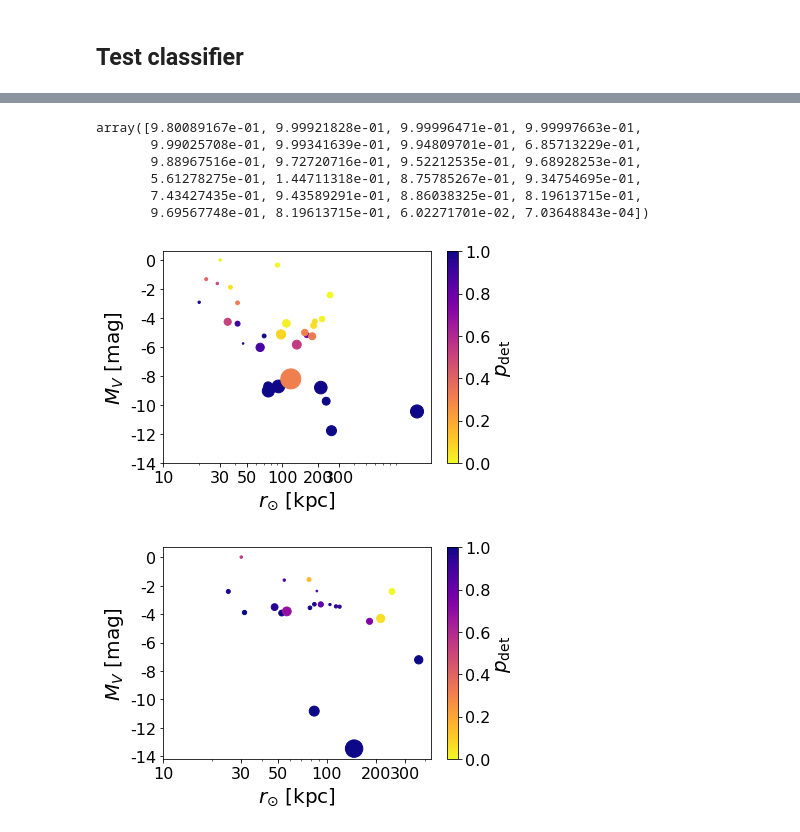
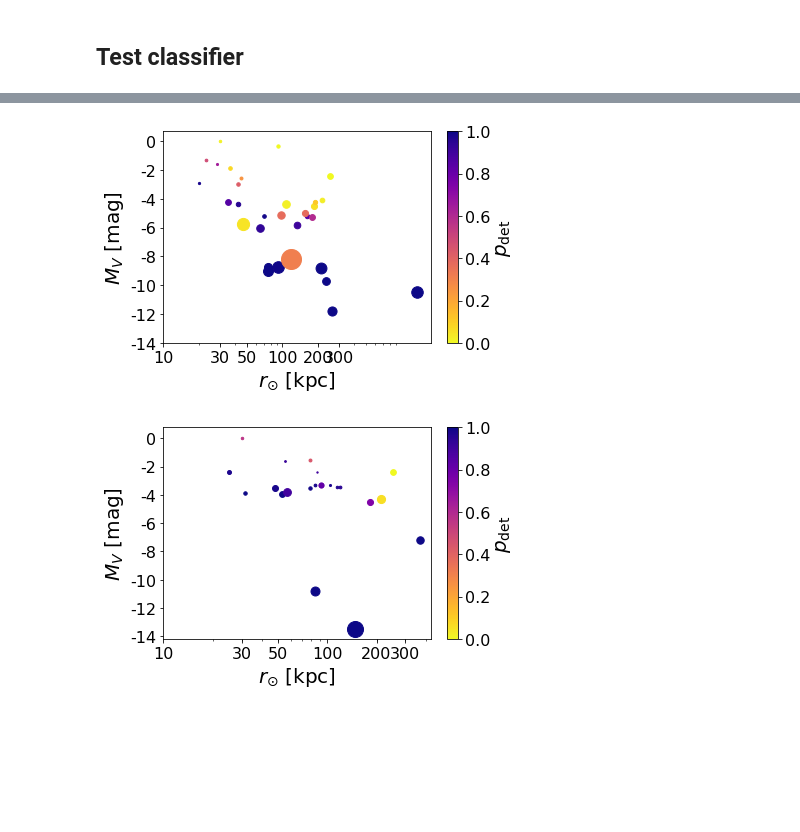
Before and after one commit to eonadler/ugali, a Jupyter notebook: ugali/scratch/simulation/Classifier Example.ipynb, the cells around one changed output, grey strips where cells are left out. Cells and saved outputs as stored; diff of their text form; code cells hidden in the pictures; blank space fills up the shorter version.

```diff
--- a/ugali/scratch/simulation/Classifier Example.ipynb
+++ b/ugali/scratch/simulation/Classifier Example.ipynb
@@ -98,13 +94,13 @@ MW_r12_PS1 = np.asarray(MW_r12_PS1)
 # %%
 #Literature values not in LVDB
-MW_Mv_PS1[-1] = -2.4
-MW_Mv_PS1[-11] = -4.36
-MW_Mv_PS1[-13] = -8.2
+MW_Mv_PS1['Cetus III'] = -2.4
+MW_Mv_PS1['Aquarius II'] = -4.36
+MW_Mv_PS1['Crater II'] = -8.2
 
-MW_r12_PS1[-1] = 0.09
-MW_r12_PS1[-7] = np.radians(0.5/60.)*lvdb[lvdb['name']=='Bootes III']['distance_kpc']
-MW_r12_PS1[-11] = 0.16
-MW_r12_PS1[-13] = 1.1
+MW_r12_PS1['Cetus III'] = 0.09
+MW_r12_PS1['Bootes III'] = np.radians(0.5)*lvdb[lvdb['name']=='Bootes III']['distance_kpc']
+MW_r12_PS1['Aquarius II'] = 0.16
+MW_r12_PS1['Crater II'] = 1.1
 # %%
 DES_dwarfs_confirmed = ['Large Magellanic Cloud', 'Small Magellanic Cloud', 'Fornax', 'Sculptor', 'Reticulum II', 'Eridanus II', 'Grus II', 'Tucana II',
                              'Horologium I', 'Tucana III', 'Tucana IV', 'Phoenix II', 'Cetus II', 'Horologium II',
@@ -167,36 +147,32 @@ array([9.99821494e-01, 9.99207336e-01, 9.98128891e-01, 9.96326308e-01,
-# %%
-DES_ssf.predict(lon=MW_ra_DES,lat=MW_dec_DES,distance=MW_r_DES,abs_mag=MW_Mv_DES,
-                r_physical=MW_r12_DES)
-# %% [output]
-array([9.80089167e-01, 9.99921828e-01, 9.99996471e-01, 9.99997663e-01,
-       9.99025708e-01, 9.99341639e-01, 9.94809701e-01, 6.85713229e-01,
-       9.88967516e-01, 9.72720716e-01, 9.52212535e-01, 9.68928253e-01,
-       5.61278275e-01, 1.44711318e-01, 8.75785267e-01, 9.34754695e-01,
-       7.43427435e-01, 9.43589291e-01, 8.86038325e-01, 8.19613715e-01,
-       9.69567748e-01, 8.19613715e-01, 6.02271701e-02, 7.03648843e-04])
 # %%
 plt.xscale('log')
-sc = plt.scatter(MW_r_PS1,MW_Mv_PS1,c=PS1_ssf.predict(distance=MW_r_PS1,abs_mag=MW_Mv_PS1-0.5,
-                r_physical=MW_r12_PS1),s=400.*MW_r12_PS1/np.max(MW_r12_PS1),vmin=0.,vmax=1.,cmap='plasma_r')
+
+for name in PS1_sats_all:
+    sc = plt.scatter(MW_r_PS1[name],MW_Mv_PS1[name],c=PS1_ssf.predict(distance=MW_r_PS1[name],abs_mag=MW_Mv_PS1[name]-0.5,
+                r_physical=MW_r12_PS1[name]),s=400.*MW_r12_PS1[name]/np.max(MW_r12_PS1.values()),
+                     vmin=0.,vmax=1.,cmap='plasma_r')
 
 plt.xticks([10,30,50,100,200,300],[10,30,50,100,200,300],fontsize=16)
 plt.yticks([0,-2,-4,-6,-8,-10,-12,-14],[0,-2,-4,-6,-8,-10,-12,-14],fontsize=16)
 plt.xlabel(r'$r_{\rm{\odot}}$ [kpc]', size=20)
 plt.ylabel(r'$M_V$ [mag]', size=20)
 
 cbar = plt.colorbar(sc)
 cbar.set_label(r'$p_{\rm{det}}$',size=20,labelpad=4)
 cbar.set_ticklabels([0,0.2,0.4,0.6,0.8,1.0])
 cbar.ax.tick_params(labelsize=16)
 
 plt.tight_layout()
 plt.show()
 # %% [output]
-[figure, old version]
+[figure, new version]
 # %%
 plt.xscale('log')
-sc = plt.scatter(MW_r_DES[2:],MW_Mv_DES[2:],c=DES_ssf.predict(distance=MW_r_DES[2:],abs_mag=MW_Mv_DES[2:],
-                r_physical=MW_r12_DES[2:]),s=400.*MW_r12_DES[2:]/np.max(MW_r12_PS1),vmin=0.,vmax=1.,cmap='plasma_r')
+
+for name in DES_dwarfs_all[2:]:
+    sc = plt.scatter(MW_r_DES[name],MW_Mv_DES[name],c=DES_ssf.predict(distance=MW_r_DES[name],abs_mag=MW_Mv_DES[name],
+                r_physical=MW_r12_DES[name]),s=400.*MW_r12_DES[name]/np.max(MW_r12_PS1.values()),
+                     vmin=0.,vmax=1.,cmap='plasma_r')
 
 plt.xticks([10,30,50,100,200,300],[10,30,50,100,200,300],fontsize=16)
 plt.yticks([0,-2,-4,-6,-8,-10,-12,-14],[0,-2,-4,-6,-8,-10,-12,-14],fontsize=16)
@@ -211,6 +187,6 @@ cbar.ax.tick_params(labelsize=16)
 plt.tight_layout()
 plt.show()
 # %% [output]
-[figure, old version]
+[figure, new version]
 # %%
 pdet_DES = {}
```
Also changed, not shown: parts of 8 cells of this notebook, 2 other files.
